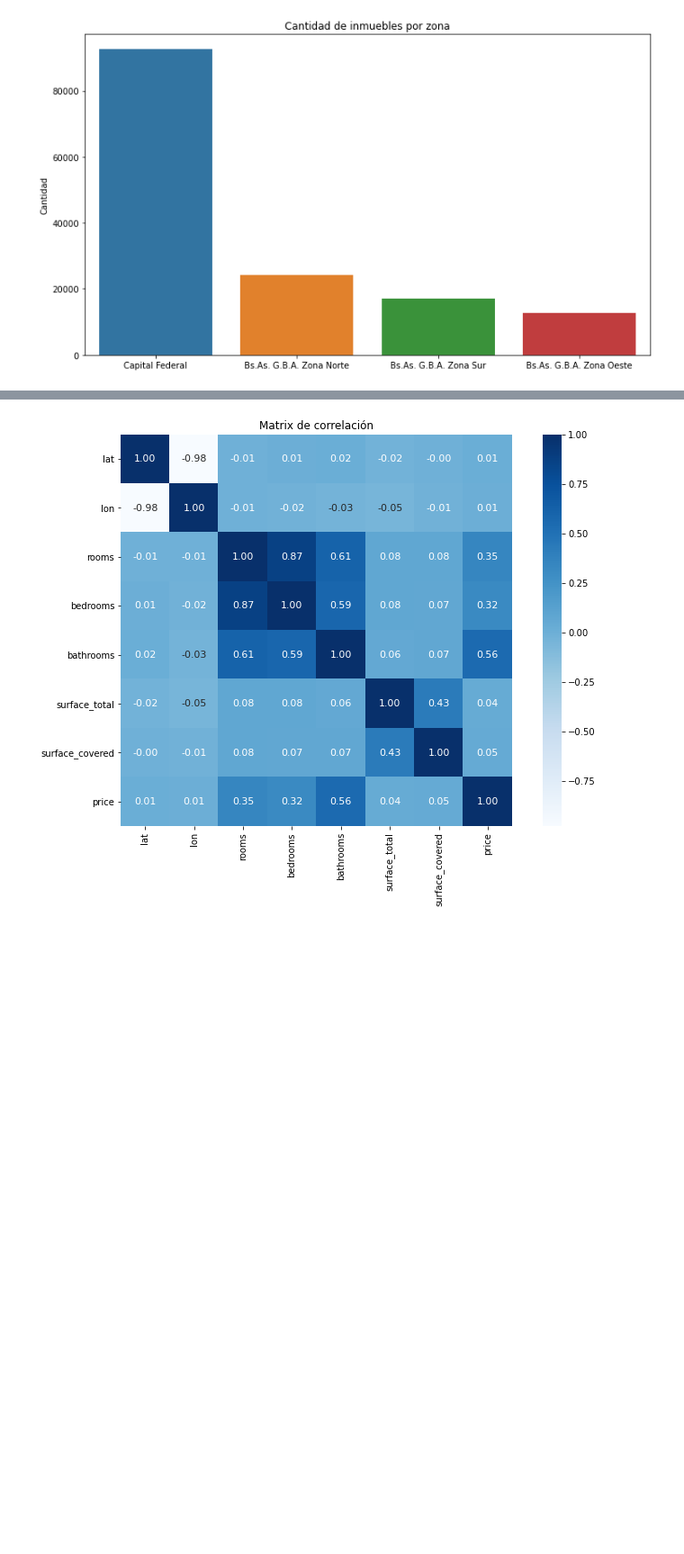
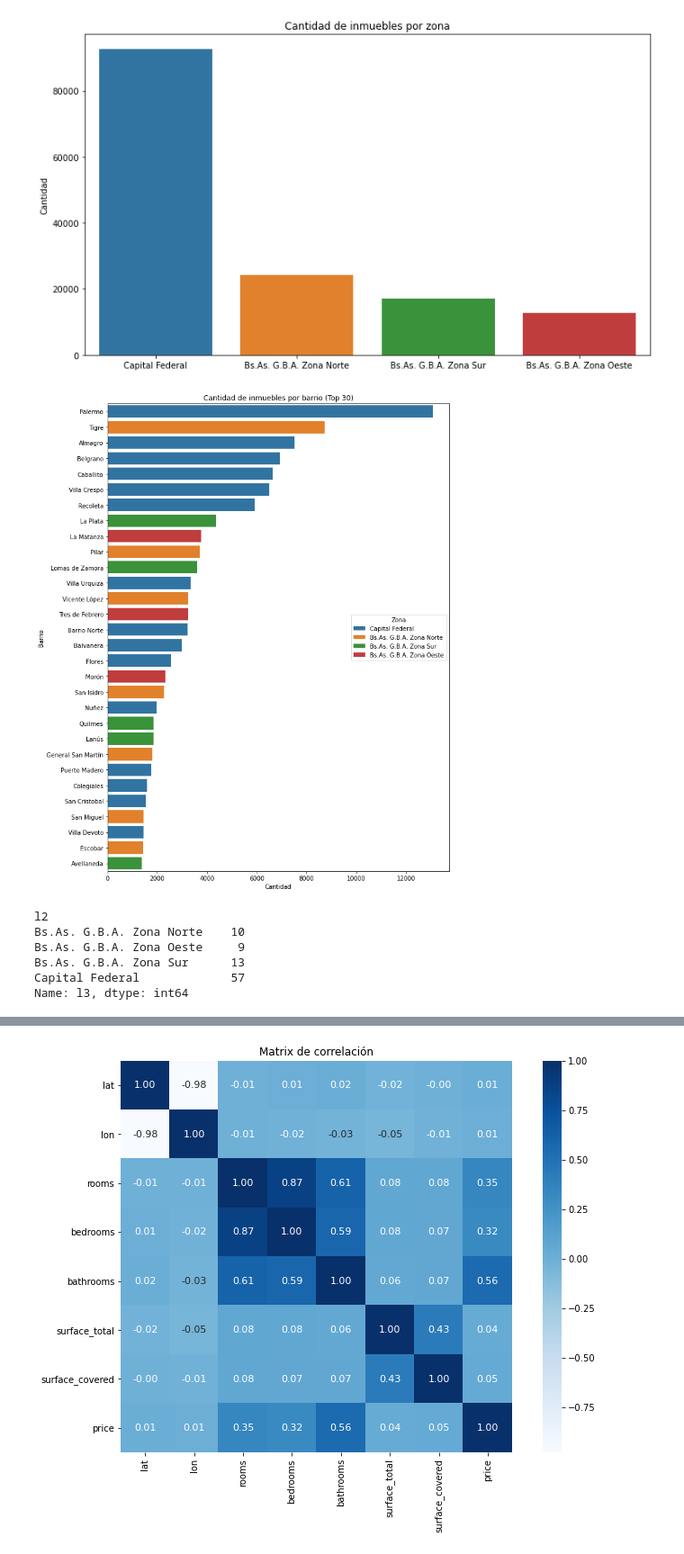
Before and after one commit to joaquinmenendez/Tasador, a Jupyter notebook: PyDay_Proyecto.ipynb, the cells around one changed output, grey strips where cells are left out. Shown at 90% size. Drawn from its saved outputs; the diff is of its cells as text; code cells hidden in the pictures; blank space fills up the shorter version.

```diff
--- a/PyDay_Proyecto.ipynb
+++ b/PyDay_Proyecto.ipynb
@@ -48,0 +27,3 @@ df
+# %%
+df = pd.read_csv('tmp/data/DS_Proyecto_01_Datos_Properati.csv', parse_dates=['end_date'])
+df.info()
@@ -48,0 +68,11 @@ df
+# %%
+# dates to datetime
+dates = ['start_date', 'end_date', 'created_on']
+for i in dates:
+    df[i] = pd.to_datetime(df[i], yearfirst=True, errors='coerce') #algunas end_date no terminaron
+
+# to integer
+for amb in ['rooms', 'bedrooms', 'bathrooms']:
+    df[amb] = df[amb].astype(int, errors='ignore')
+
+df.info()
@@ -80,3 +156,30 @@ plt.title('Cantidad de inmuebles por zona')
 plt.show()
 # %% [output]
 [figure]
+# %%
+# Top 30 barrios mas publicados
+plt.figure(figsize = (10,12))
+l3 = sns.countplot(data=df,y="l3",
+                   order = df['l3'].value_counts().index[:30],
+                   hue='l2',
+                   hue_order= df.l2.value_counts().index, # Por que quiero el mismo color que arriba
+                   dodge=False
+                  )
+l3.set_xlabel('Cantidad')
+l3.set_ylabel('Barrio')
+l3.legend(title='Zona', loc='center right')
+plt.title('Cantidad de inmuebles por barrio (Top 30)')
+plt.tight_layout()
+plt.show()
+# %% [output]
+[figure, added]
+# %%
+# Cantidad de barrios unicos publicados por zona
+df.groupby('l2')['l3'].nunique()
+# %% [output]
+l2
+Bs.As. G.B.A. Zona Norte    10
+Bs.As. G.B.A. Zona Oeste     9
+Bs.As. G.B.A. Zona Sur      13
+Capital Federal             57
+Name: l3, dtype: int64
```
Also changed, not shown: parts of 102 cells of this notebook, 1 other file.
